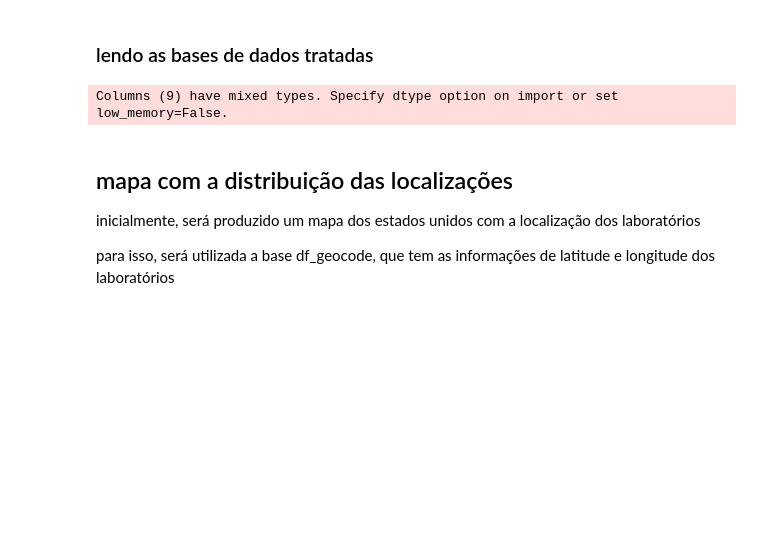
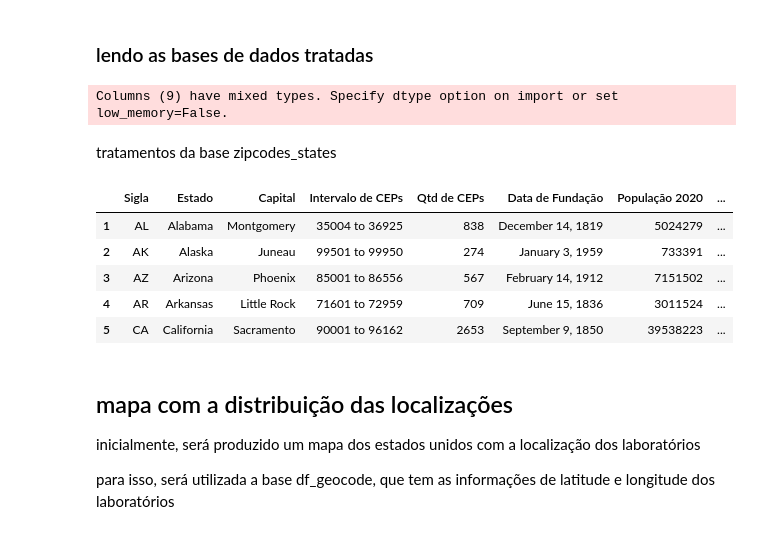
Before and after one commit to leticiafaria7/case-elogroup, a Jupyter notebook: 2_analise-exploratoria.ipynb, the cells around one changed output. Saved outputs shown, nothing was run; the diff lists cells and outputs as text; code cells hidden in the pictures; blank space fills up the shorter version.

```diff
--- a/2_analise-exploratoria.ipynb
+++ b/2_analise-exploratoria.ipynb
@@ -33,6 +33,21 @@ transactional_data = pd.read_csv('dados_tratados/transactional_data_trat.csv')
 zipcodes_states = pd.read_excel('dados_brutos/zipcodes-states.xlsx', index_col = 0) # fontes: https://codigo-postal.co/pt-br/eua/, https://pt.wikipedia.org/wiki/Lista_de_estados_dos_Estados_Unidos_por_popula%C3%A7%C3%A3o
 # %% [output]
 Columns (9) have mixed types. Specify dtype option on import or set low_memory=False.
+# %% [markdown]
+tratamentos da base zipcodes_states
+# %%
+zipcodes_states['População 2020'] = zipcodes_states['População 2020'].apply(lambda x: "".join(x.split())).astype('int')
+zipcodes_states['primeiro_zipcode'] = zipcodes_states['Intervalo de CEPs'].apply(lambda x: "".join(x.split())).str.split('to').str[0].astype('float')
+zipcodes_states['ultimo_zipcode'] = zipcodes_states['Intervalo de CEPs'].apply(lambda x: "".join(x.split())).str.split('to').str[1].astype('float')
+
+zipcodes_states.head()
+# %% [output]
+|  | Sigla | Estado | Capital | Intervalo de CEPs | Qtd de CEPs | Data de Fundação | População 2020 | ... |
+| 1 | AL | Alabama | Montgomery | 35004 to 36925 | 838 | December 14, 1819 | 5024279 | ... |
+| 2 | AK | Alaska | Juneau | 99501 to 99950 | 274 | January 3, 1959 | 733391 | ... |
+| 3 | AZ | Arizona | Phoenix | 85001 to 86556 | 567 | February 14, 1912 | 7151502 | ... |
+| 4 | AR | Arkansas | Little Rock | 71601 to 72959 | 709 | June 15, 1836 | 3011524 | ... |
+| 5 | CA | California | Sacramento | 90001 to 96162 | 2653 | September 9, 1850 | 39538223 | ... |
 # %% [markdown]
 ## mapa com a distribuição das localizações
 
```
Also changed, not shown: parts of 34 cells of this notebook.
